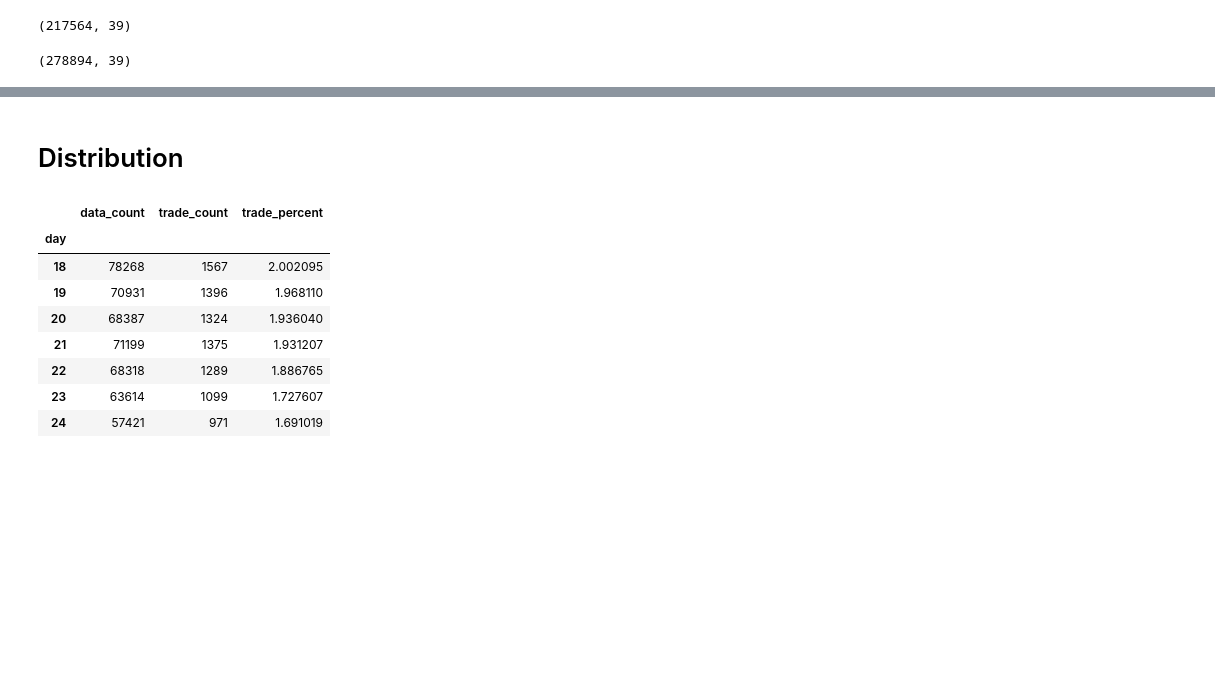
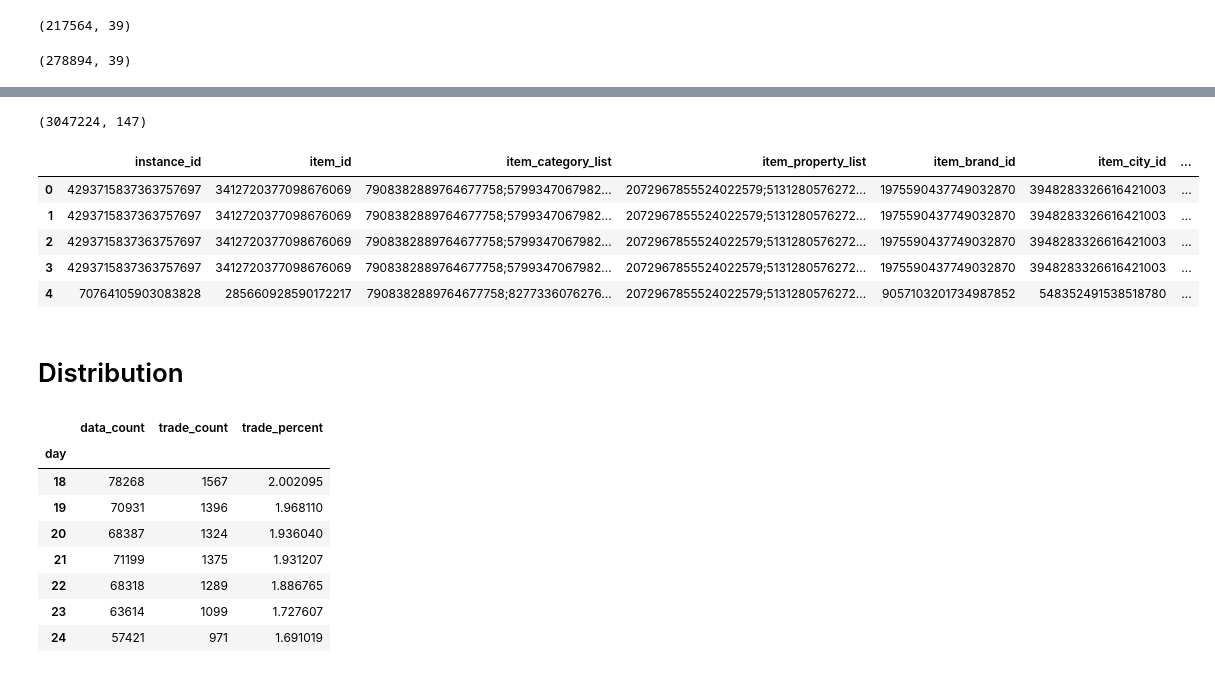
Before and after one commit to abcdddxy/kaggle, a Jupyter notebook: ALiMaMa/FeatureWithHistory.ipynb, the cells around one changed output, grey strips where cells are left out. Drawn from its saved outputs; the diff is of its cells as text; code cells hidden in the pictures; blank space fills up the shorter version.

```diff
--- a/ALiMaMa/FeatureWithHistory.ipynb
+++ b/ALiMaMa/FeatureWithHistory.ipynb
@@ -972,0 +916,12 @@ train.head()
+# %%
+# train = train.iloc[:, :129]
+train.shape
+train.head()
+# %% [output]
+(3047224, 147)
+|  | instance_id | item_id | item_category_list | item_property_list | item_brand_id | item_city_id | ... |
+| 0 | 4293715837363757697 | 3412720377098676069 | 7908382889764677758;5799347067982... | 2072967855524022579;5131280576272... | 1975590437749032870 | 3948283326616421003 | ... |
+| 1 | 4293715837363757697 | 3412720377098676069 | 7908382889764677758;5799347067982... | 2072967855524022579;5131280576272... | 1975590437749032870 | 3948283326616421003 | ... |
+| 2 | 4293715837363757697 | 3412720377098676069 | 7908382889764677758;5799347067982... | 2072967855524022579;5131280576272... | 1975590437749032870 | 3948283326616421003 | ... |
+| 3 | 4293715837363757697 | 3412720377098676069 | 7908382889764677758;5799347067982... | 2072967855524022579;5131280576272... | 1975590437749032870 | 3948283326616421003 | ... |
+| 4 | 70764105903083828 | 285660928590172217 | 7908382889764677758;8277336076276... | 2072967855524022579;5131280576272... | 9057103201734987852 | 548352491538518780 | ... |
```
Also changed, not shown: parts of 10 cells of this notebook.
